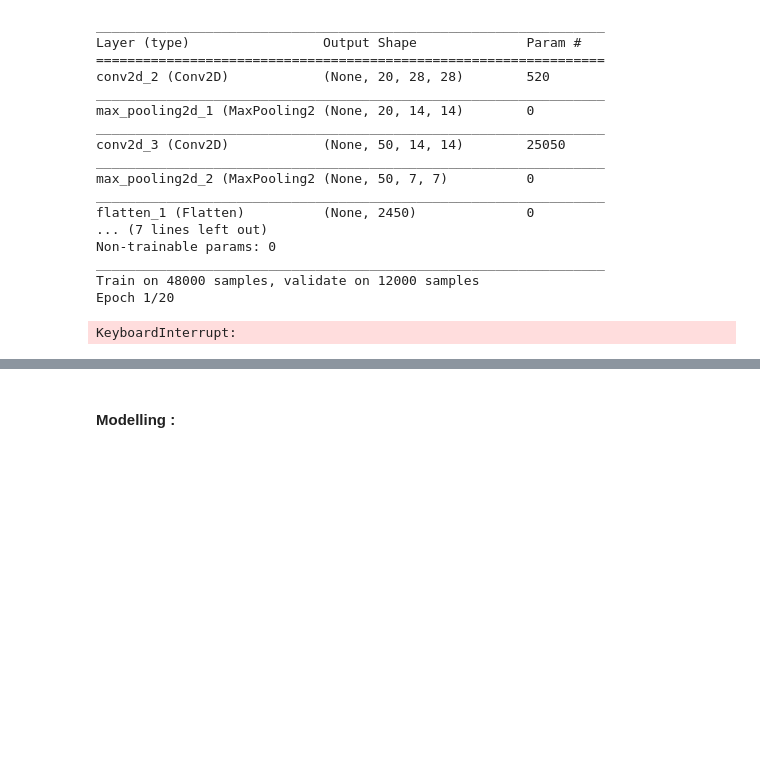
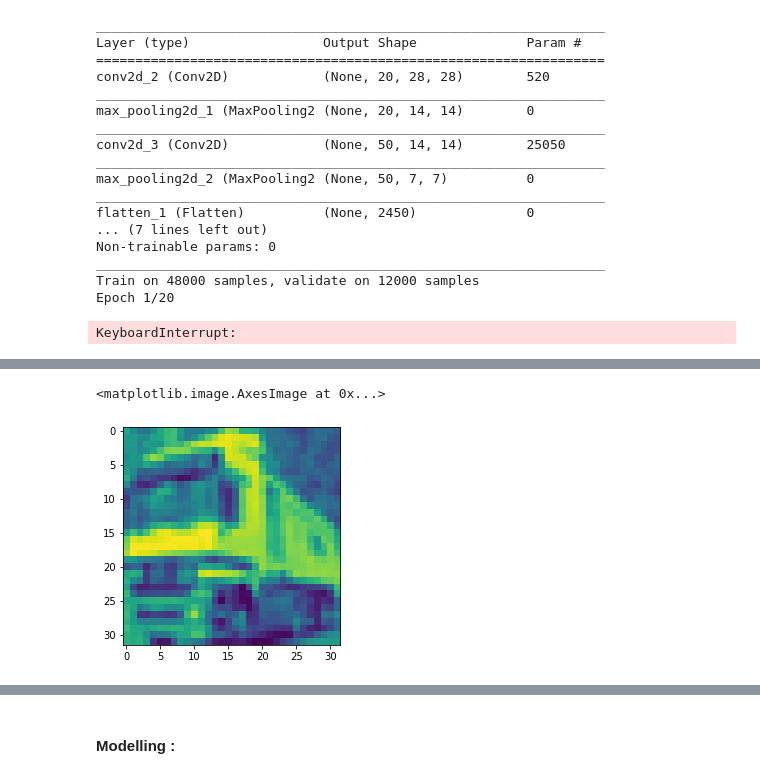
Before and after one commit to AnthonyJaquaniello/Deep_Learning, a Jupyter notebook: Convnet.ipynb, the cells around one changed output, grey strips where cells are left out. Drawn from its saved outputs; the diff is of its cells as text; code cells hidden in the pictures; blank space fills up the shorter version.

```diff
--- a/Convnet.ipynb
+++ b/Convnet.ipynb
@@ -174,3 +182,8 @@ print(Y_test.shape)
+# %%
+plt.imshow(X_train[1, 0, :, :])
+# %% [output]
+<matplotlib.image.AxesImage at 0x...>
+[figure, added]
 # %%
 #resizing
 #for theano backend we need dim ordered as (batch, channels, width, height)
```
Also changed, not shown: parts of 16 cells of this notebook.
